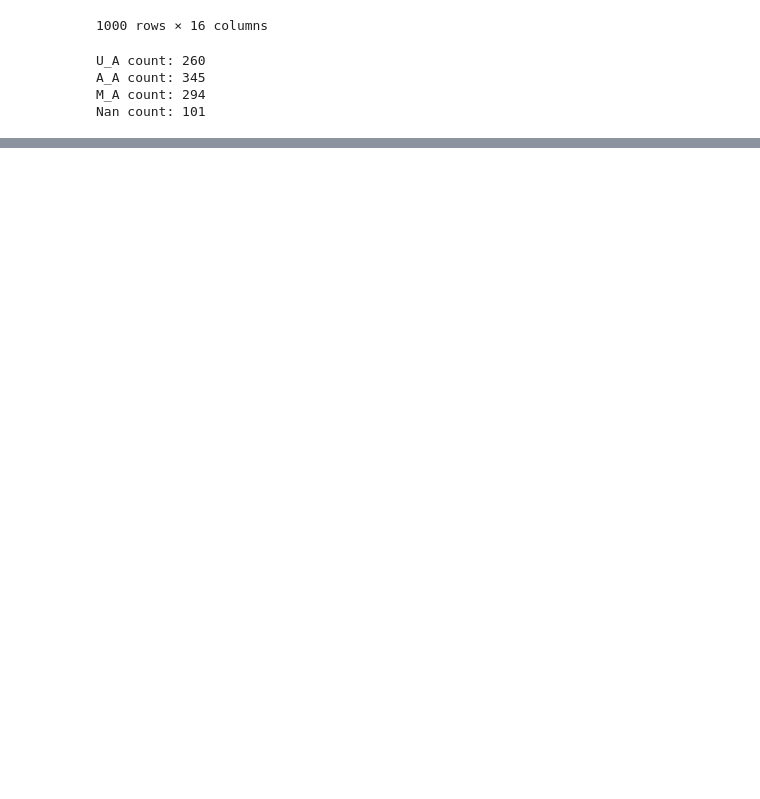
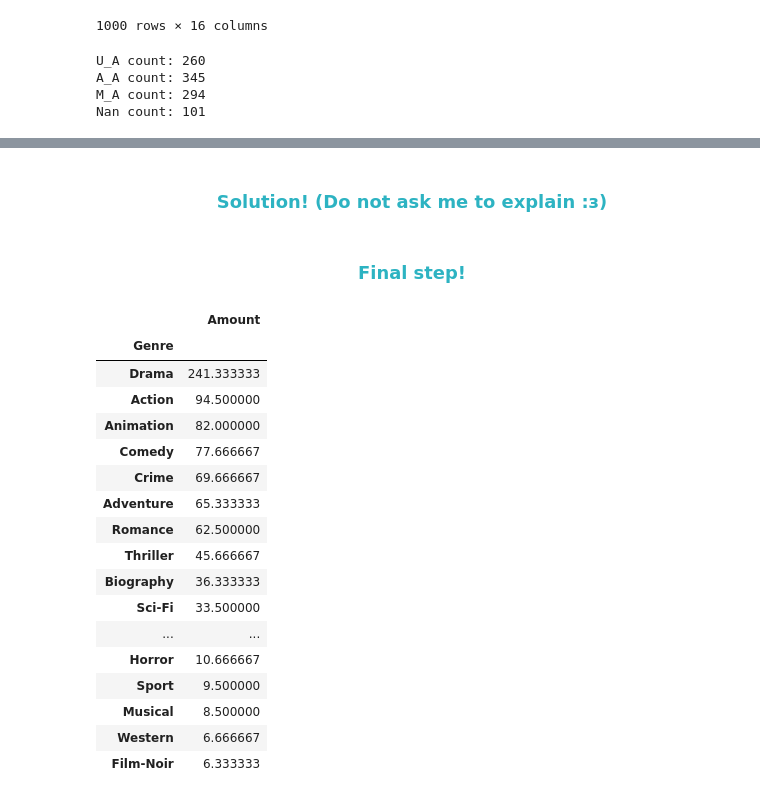
Before and after one commit to Kasterov/BestMovieAnalyzer, a Jupyter notebook: Model_movie_page.ipynb, the cells around one changed output, grey strips where cells are left out. Drawn from its saved outputs; the diff is of its cells as text; code cells hidden in the pictures; blank space fills up the shorter version.

```diff
--- a/Model_movie_page.ipynb
+++ b/Model_movie_page.ipynb
@@ -128,0 +144,2 @@ plt.show()
+# %% [markdown]
+<h3 align = "center"><font color='#2db3c2'>Solution! (Do not ask me to explain :з)</font></h3>
@@ -128,0 +172,24 @@ plt.show()
+# %% [markdown]
+<h3 align = "center"><font color='#2db3c2'>Final step!</font></h3>
+# %%
+#Sorted most popular genres:
+grouped_popular.sort_values("Amount", ascending=False)
+# %% [output]
+|  | Amount |
+| Genre |  |
+| Drama | 241.333333 |
+| Action | 94.500000 |
+| Animation | 82.000000 |
+| Comedy | 77.666667 |
+| Crime | 69.666667 |
+| Adventure | 65.333333 |
+| Romance | 62.500000 |
+| Thriller | 45.666667 |
+| Biography | 36.333333 |
+| Sci-Fi | 33.500000 |
+| ... | ... |
+| Horror | 10.666667 |
+| Sport | 9.500000 |
+| Musical | 8.500000 |
+| Western | 6.666667 |
+| Film-Noir | 6.333333 |
```
Also changed, not shown: parts of 9 cells of this notebook.
